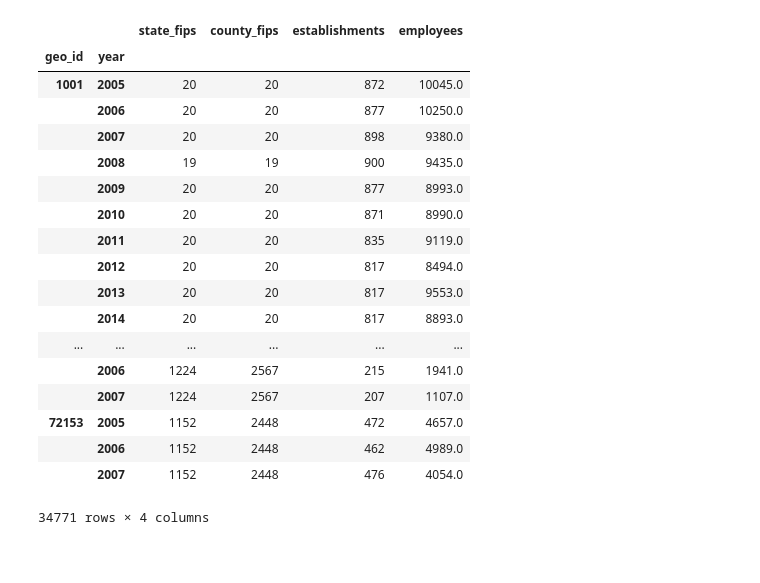
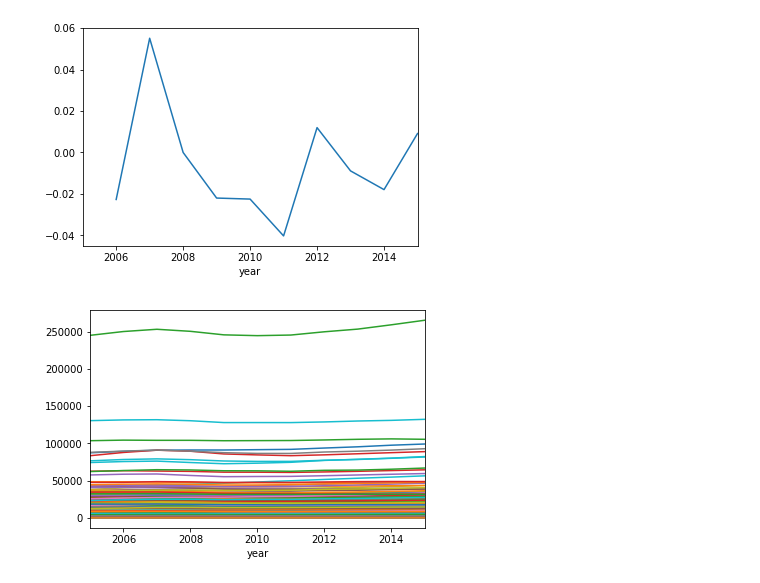
Before and after one commit to raymondgh/springboard-data-science, a Jupyter notebook: Capstone 1/DataWrangling.ipynb, the cells around one changed output. Saved outputs shown, nothing was run; the diff lists cells and outputs as text; code cells hidden in the pictures; blank space fills up the shorter version.

```diff
--- a/Capstone 1/DataWrangling.ipynb
+++ b/Capstone 1/DataWrangling.ipynb
@@ -33,11 +34,31 @@ for dataframe in dataframes:
                        "establishments",
                        "employees",
                        "year"]
-    dataframe = dataframe.set_index(["geo_id"])
+    dataframe = dataframe.set_index(["year"])
+
+    #exclude state totals
     dataframe = dataframe[dataframe.county_fips != 999]
+
+    #exclude puerto rico
+    dataframe = dataframe[dataframe.state_fips != 72]
+
+    #exclude retired Alaskan Provinces
+    dataframe = dataframe[dataframe.geo_id != 2201]
+    dataframe = dataframe[dataframe.geo_id != 2232]
+    dataframe = dataframe[dataframe.geo_id != 2280]
+
+    #exclude totals
     dataframe = dataframe[dataframe.naics_industry != "Total for all sectors"]
+
+    #apply updated NAICS sector code name
     dataframe.naics_industry = dataframe.naics_industry.str.replace("Mining","Mining, quarrying, and oil and gas extraction")
 
+    #source typo corrections
+    dataframe.county_name = dataframe.county_name.str.replace("Dona Ana County, New Mexico","Doña Ana County, New Mexico")
+    dataframe.county_name = dataframe.county_name.str.replace("DoÃ±a Ana County, New Mexico","Doña Ana County, New Mexico")
+    dataframe.county_name = dataframe.county_name.str.replace("La Salle County, Illinois","LaSalle County, Illinois")
+    dataframe.county_name = dataframe.county_name.str.replace("La Salle Parish, Louisiana","LaSalle Parish, Louisiana")
+
     dataframes2.append(dataframe)
 # %%
 stacked = pd.concat(dataframes2)
@@ -44,22 +75,14 @@ stacked = pd.concat(dataframes2)
+# %%
+yearly_establishments = stacked.groupby(("county_name","year")).sum()["establishments"]
+county_list = stacked.groupby(("county_name","year")).sum()["establishments"].index.levels[0]
 # %%
-stacked.groupby(["geo_id","year"]).sum()
+stacked.groupby(("county_name","year")).sum()["establishments"][county_list[0]].pct_change().plot()
+plt.show()
 # %% [output]
-|  |  | state_fips | county_fips | establishments | employees |
-| geo_id | year |  |  |  |  |
-| 1001 | 2005 | 20 | 20 | 872 | 10045.0 |
-|  | 2006 | 20 | 20 | 877 | 10250.0 |
-|  | 2007 | 20 | 20 | 898 | 9380.0 |
-|  | 2008 | 19 | 19 | 900 | 9435.0 |
-|  | 2009 | 20 | 20 | 877 | 8993.0 |
-|  | 2010 | 20 | 20 | 871 | 8990.0 |
-|  | 2011 | 20 | 20 | 835 | 9119.0 |
-|  | 2012 | 20 | 20 | 817 | 8494.0 |
-|  | 2013 | 20 | 20 | 817 | 9553.0 |
-|  | 2014 | 20 | 20 | 817 | 8893.0 |
-| ... | ... | ... | ... | ... | ... |
-|  | 2006 | 1224 | 2567 | 215 | 1941.0 |
-|  | 2007 | 1224 | 2567 | 207 | 1107.0 |
-| 72153 | 2005 | 1152 | 2448 | 472 | 4657.0 |
-|  | 2006 | 1152 | 2448 | 462 | 4989.0 |
-|  | 2007 | 1152 | 2448 | 476 | 4054.0 |
-34771 rows × 4 columns
+[figure, added]
+# %%
+for county in county_list:
+    yearly_establishments[county].plot()
+plt.show()
+# %% [output]
+[figure, added]
```
Also changed, not shown: parts of 7 cells of this notebook.
